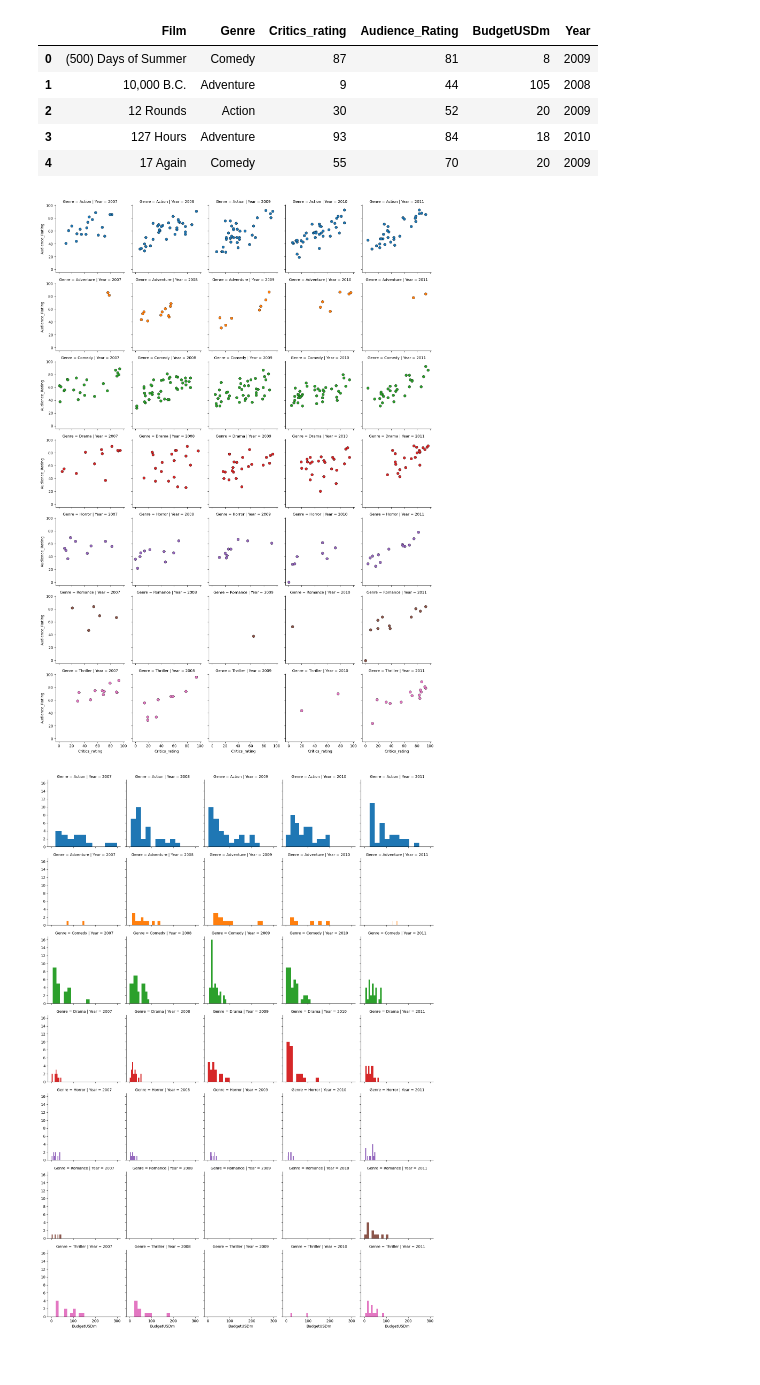
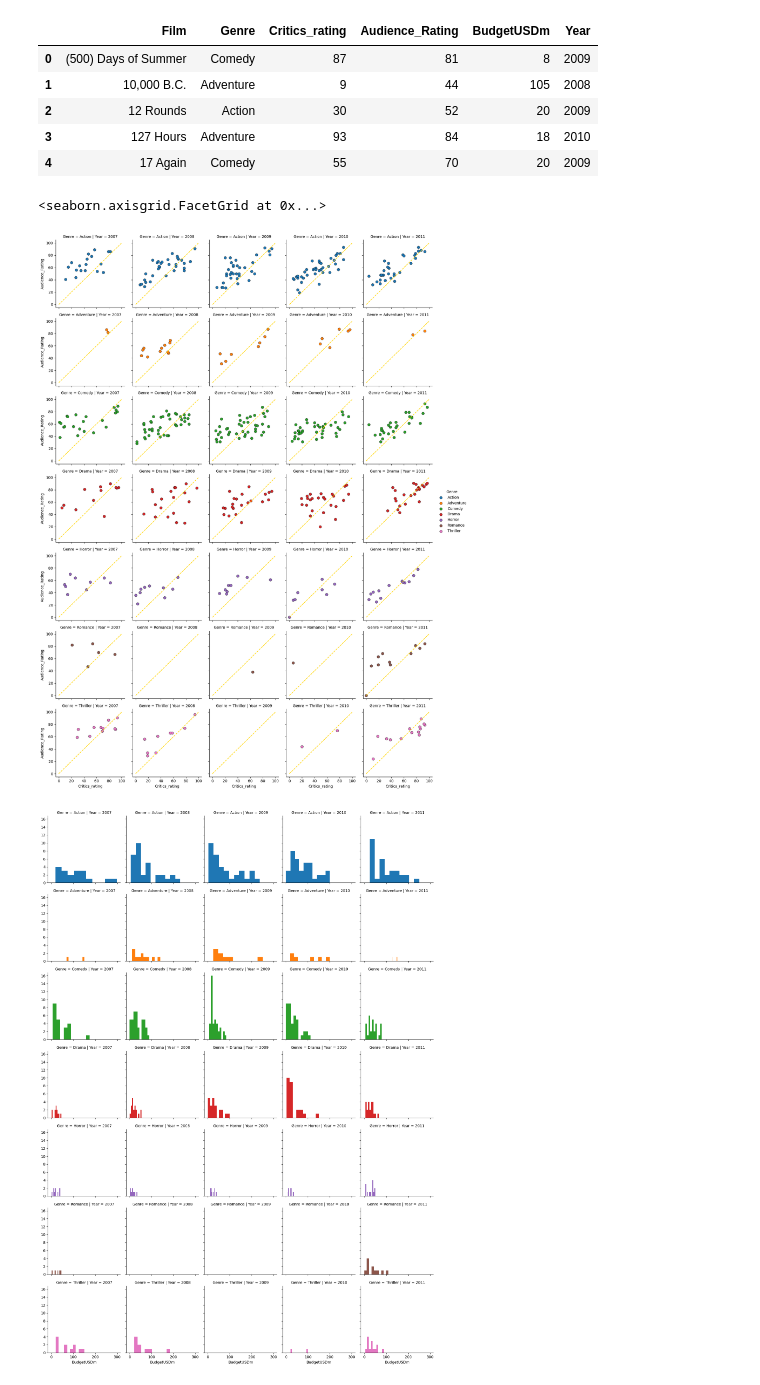
Before and after one commit to HristiyanIvanovski/Advanced-visualisation, a Jupyter notebook: movie_ratings_visuals.ipynb, the cells around one changed output. Cells and saved outputs as stored; diff of their text form; code cells hidden in the pictures.

```diff
--- a/movie_ratings_visuals.ipynb
+++ b/movie_ratings_visuals.ipynb
@@ -219,10 +219,14 @@ movies.head()
 # %%
 #creating a faced grid
 fg = sns.FacetGrid(movies, row='Genre', col='Year', hue='Genre')
 kws = dict(s=50, linewidth=0.5, edgecolor='black')
 fg = fg.map(plt.scatter, 'Critics_rating', 'Audience_Rating', **kws)
+for ax in fg.axes.flat:
+    ax.plot((0, 100), (0, 100), c="gold", ls="--")
+fg.add_legend()
 # %% [output]
+<seaborn.axisgrid.FacetGrid at 0x...>
-[figure, old version]
+[figure, new version]
 # %%
 fg1 = sns.FacetGrid(movies, row='Genre', col='Year', hue='Genre')
 fg1 = fg1.map(plt.hist, 'BudgetUSDm')
```
